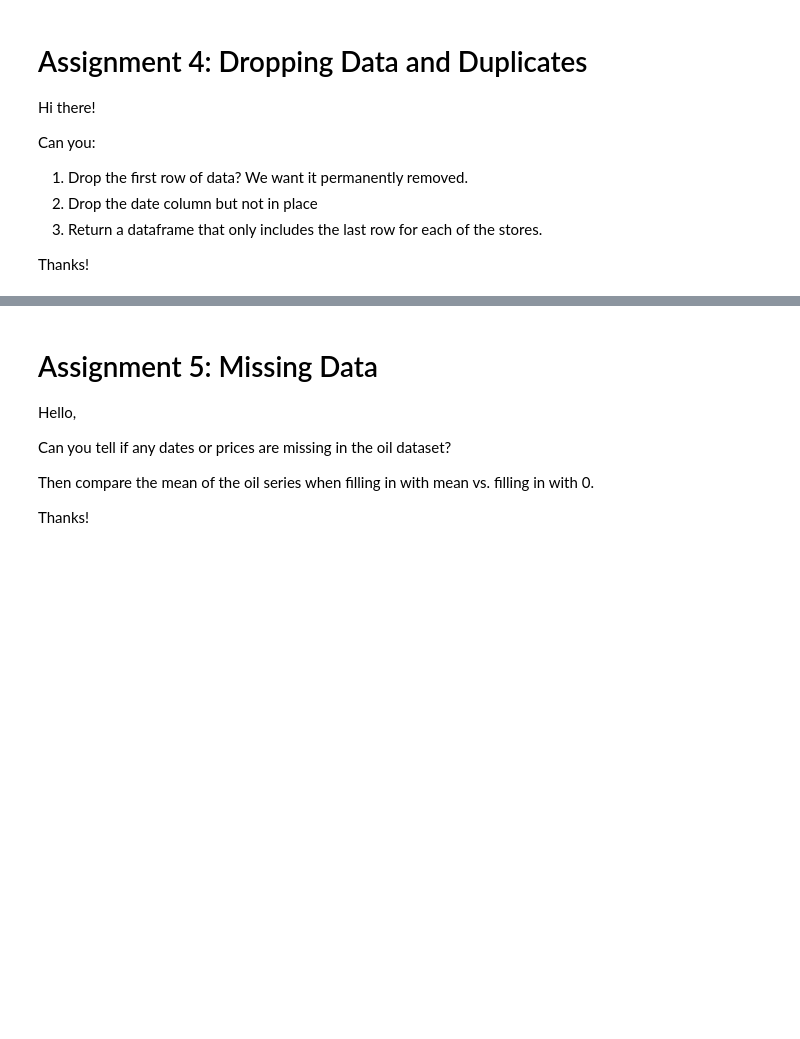
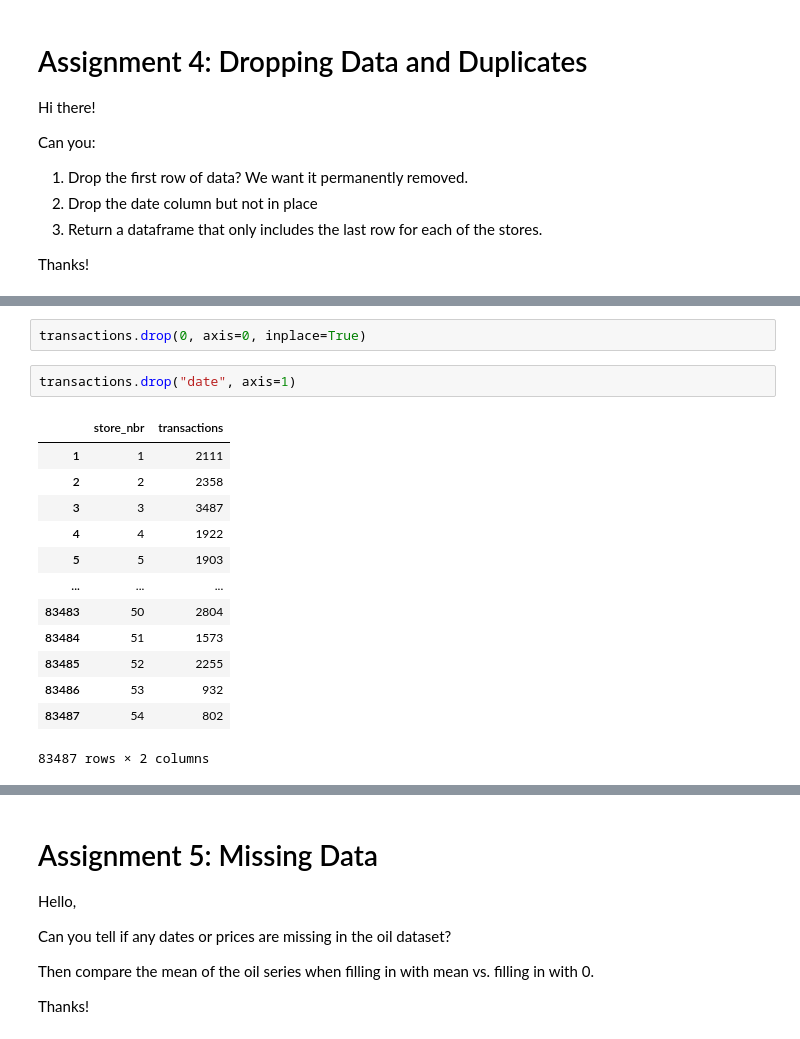
Before and after one commit to erikasstasytis/Python, a Jupyter notebook: section03_DataFrames.ipynb, the cells around one changed output, grey strips where cells are left out. Cells and saved outputs as stored; diff of their text form; blank space fills up the shorter version.

```diff
--- a/section03_DataFrames.ipynb
+++ b/section03_DataFrames.ipynb
@@ -106,0 +130,18 @@ transactions.head()
+# %%
+transactions.drop(0, axis=0, inplace=True)
+# %%
+transactions.drop("date", axis=1)
+# %% [output]
+|  | store_nbr | transactions |
+| 1 | 1 | 2111 |
+| 2 | 2 | 2358 |
+| 3 | 3 | 3487 |
+| 4 | 4 | 1922 |
+| 5 | 5 | 1903 |
+| ... | ... | ... |
+| 83483 | 50 | 2804 |
+| 83484 | 51 | 1573 |
+| 83485 | 52 | 2255 |
+| 83486 | 53 | 932 |
+| 83487 | 54 | 802 |
+83487 rows × 2 columns
```
Also changed, not shown: parts of 8 cells of this notebook.
